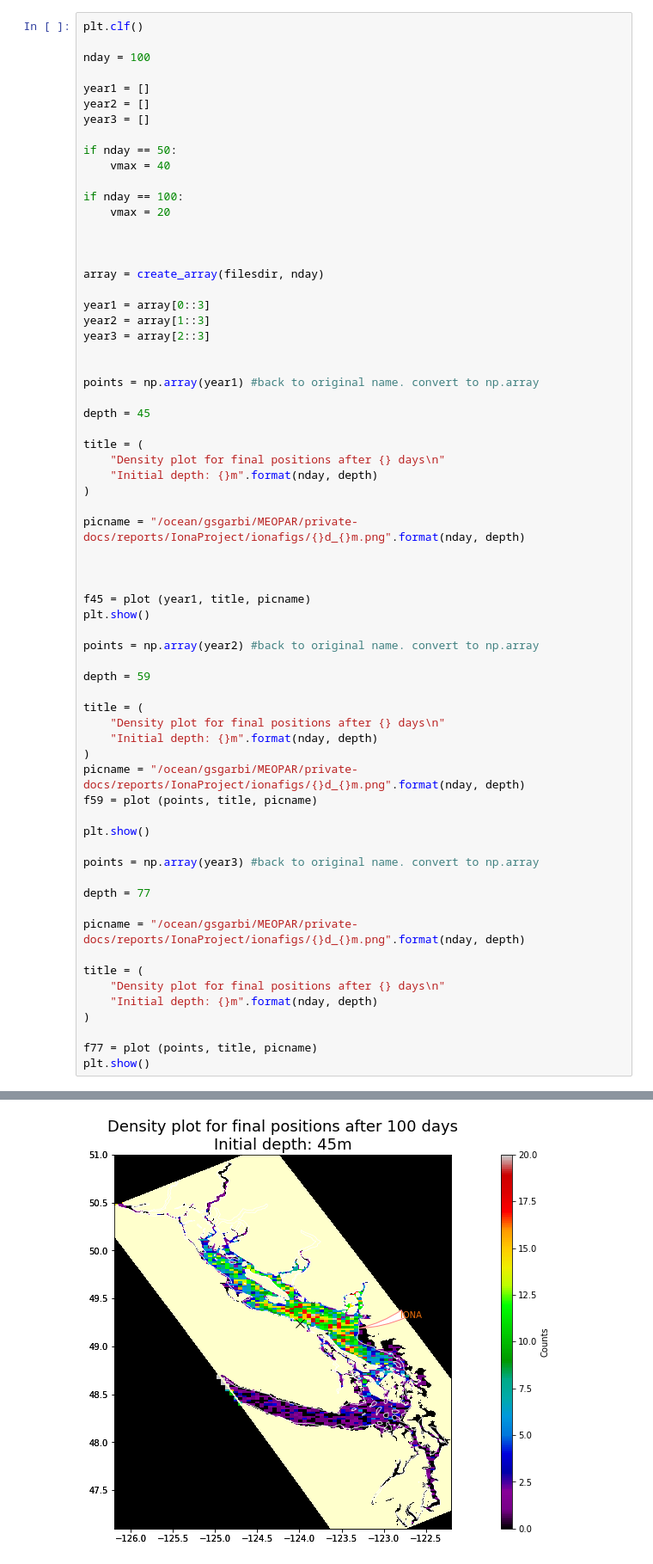
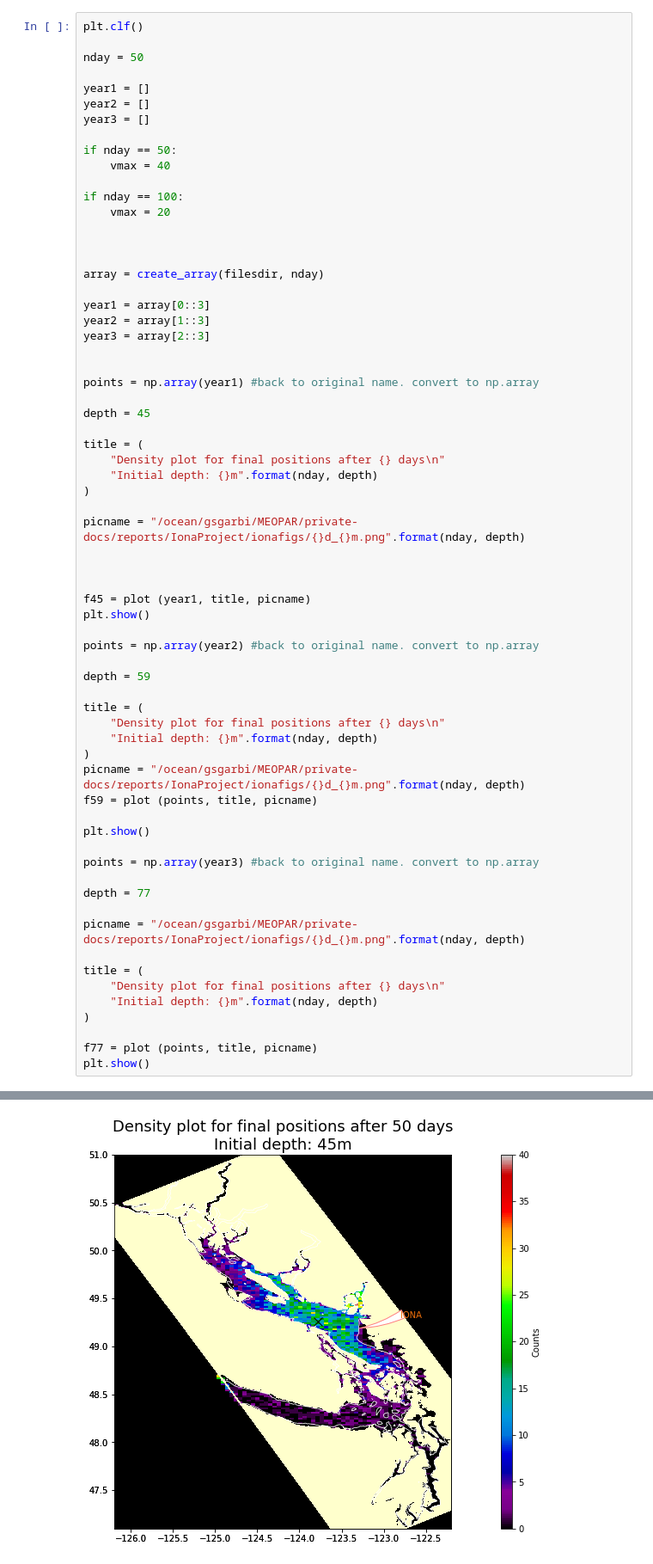
Before and after one commit to SalishSeaCast/analysis-giorgio-2, a Jupyter notebook: revised_notebooks/3analysis_plots/2016plots_perdepth_base.ipynb, the cells around one changed output, grey strips where cells are left out. Shown at 86% size. Cells and saved outputs as stored; diff of their text form.

Commit message:
case study plots

```diff
--- a/revised_notebooks/3analysis_plots/2016plots_perdepth_base.ipynb
+++ b/revised_notebooks/3analysis_plots/2016plots_perdepth_base.ipynb
@@ -173,7 +173,7 @@ def plot(points, title = 'title', picname = "noname"):
 # %%
 plt.clf()
 
-nday = 100
+nday = 50
 
 year1 = []
 year2 = []
@@ -242,2 +242,2 @@ start:  2017-07-05 05:49:46.734038
 <matplotlib.figure.Figure at 0x...>
-[figure, old version]
+[figure, new version]
```
Also changed, not shown: parts of 1 cell of this notebook, 8 other files.
